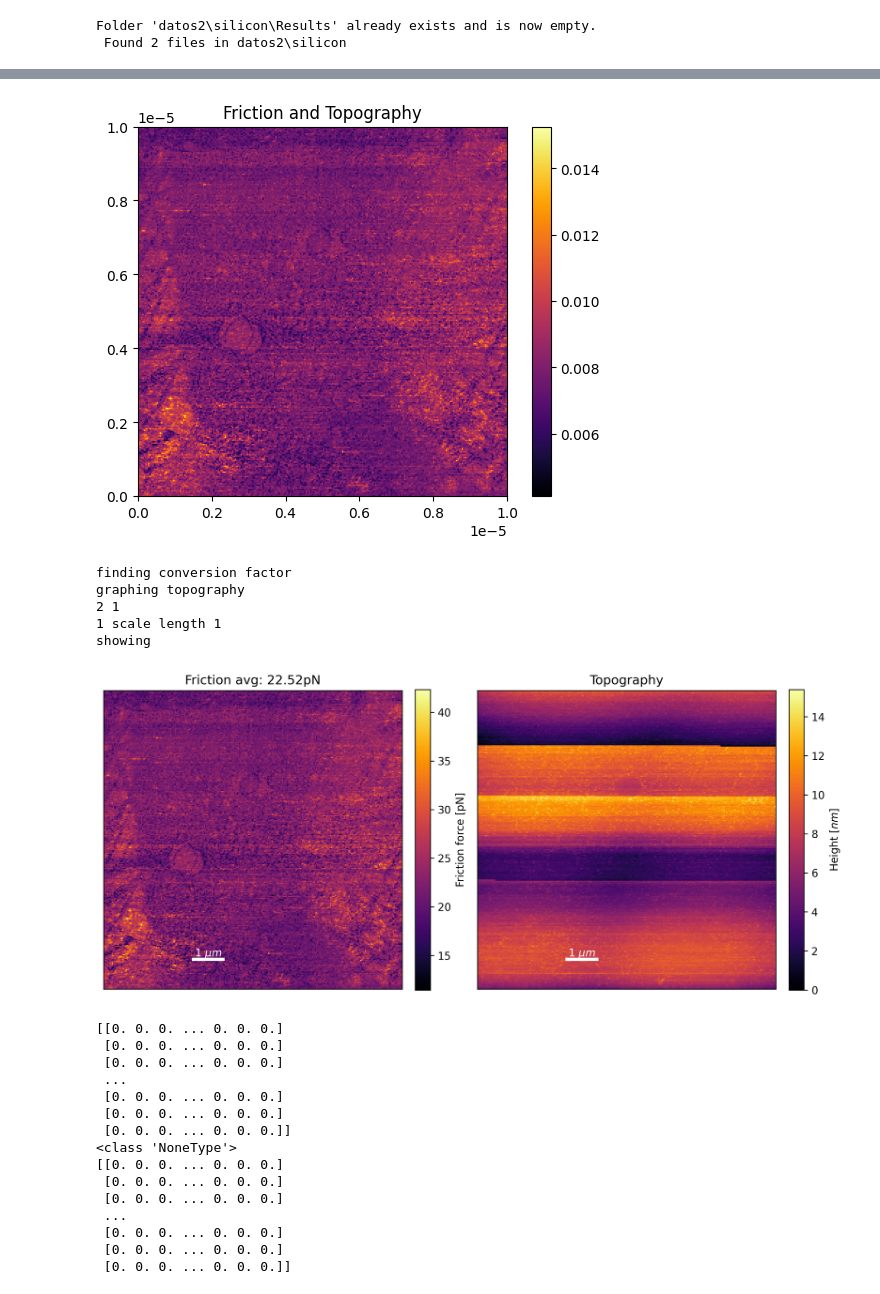
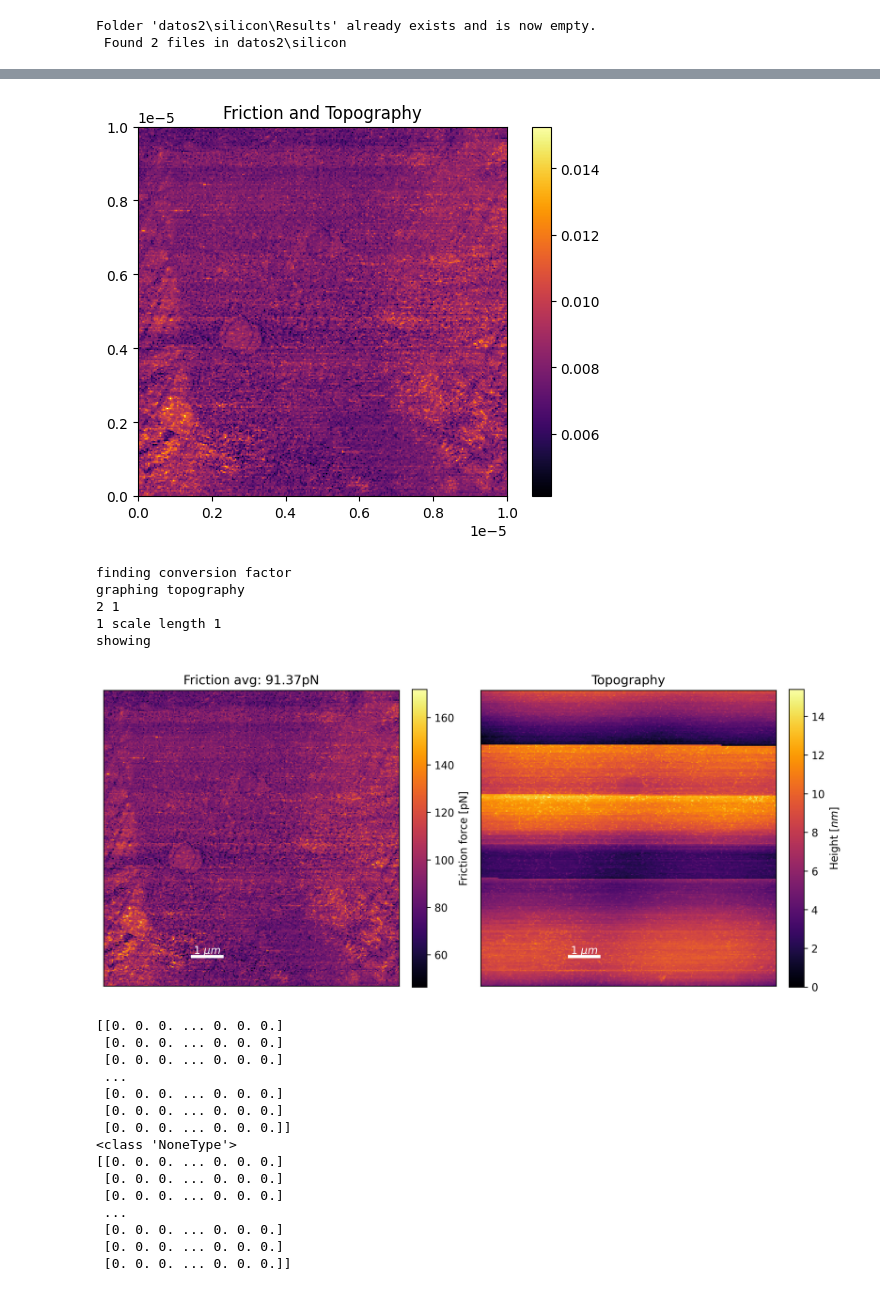
Before and after one commit to nick0413/Automated_AFM_analysis, a Jupyter notebook: read_mi.ipynb, the cells around one changed output, grey strips where cells are left out. Cells and saved outputs as stored; diff of their text form; code cells hidden in the pictures.

```diff
--- a/read_mi.ipynb
+++ b/read_mi.ipynb
@@ -27,7 +27,6 @@ Cof_for_runs=np.zeros(len(files_in_folder))
 Cof_for_runs_std=np.zeros(len(files_in_folder))
 Normal_forces=np.zeros(len(files_in_folder))
 ii=0
-
 
 
 canteliever_length=450e-6	#[m]
@@ -38,24 +37,28 @@ poisson_ratio=0.27
 
 spring_constant=0.234	#[N/m]
 InVOLS=115				#[nm/V]
-lateral_sensitivity=25	#[nm/V]
+# lateral_sensitivity=25e-9	#[m/V]
 
 
+kappa=1.11e-10	#[N/m]
+h=15e-6			#[m]
+L=450e-6		#[m]
+L_prime=430e-6	#[m]
 
+lateral_slope=(1/25)*1e9		#[V/m]
+normal_slope=1/InVOLS			#[V/nm]
 
+k_l=kappa*(L_prime/L)*(L_prime/L)/(h**2)	#[N/m]
+k_n=0.234						#[N/m]
 
-
-
-
-k_l=1	#[N/m]
-k_n=1	#[N/m]
-
-lateral_slope=1	#[V/m]
-normal_slope=1	#[V/m]
-
-theta=0	#[rad]
+theta=np.deg2rad(15)	#[rad]
 
 conversion_factor_alpha=k_l/lateral_slope	#[N/V]
+
+print(f'k_l: {k_l:.2e} N/m')
+print(f'lateral_slope: {lateral_slope:.2e} V/m')
+print(f'conversion_factor_alpha: {conversion_factor_alpha:.2e} N/V')
+
 conversion_factor_betta=k_n/(normal_slope*np.cos(theta))	#[N/V]
 
 
@@ -69,8 +72,6 @@ magic_conversion_factor=stiffness/slope_m #[N/V]
 
 
 
-print(f"magic carpet conversion factor: {magic_conversion_factor:.2e} N/V")
-# print(f"stiffness conversion factor: {conversion_factor_alpha:.2e} N/V")
 
 
 
@@ -126,15 +127,11 @@ for file_path in files_in_folder:
 
 
 
-
-
-
 if multiple_files or True:
 
 	pmi.plot_CoF(Cof_for_runs,Cof_for_runs_std,results_folder, show=True)
 
 
-
 df=pd.DataFrame(data={"File":files_in_folder,"Cof":Cof_for_runs,"Cof_std":Cof_for_runs_std})
 
 df.to_csv(results_folder+"\\Cof_results.csv",index=False, float_format="%.12f")
@@ -145,25 +143,25 @@ Normal force: 1.35e+01 nN
 [[0.00732422 0.00717163 0.00762939 ... 0.00762939 0.00778198 0.00778198]
  [0.00732422 0.00793457 0.00823975 ... 0.00747681 0.00747681 0.00808716]
  [0.00732422 0.00747681 0.00686646 ... 0.00778198 0.00778198 0.00839233]
  ...
  [0.01052856 0.00793457 0.00839233 ... 0.00808716 0.00762939 0.00747681]
  [0.00900269 0.0088501  0.00854492 ... 0.00778198 0.00717163 0.00823975]
  [0.0088501  0.00915527 0.00839233 ... 0.00793457 0.00854492 0.00747681]]
 <class 'NoneType'>
 [[0.00732422 0.00717163 0.00762939 ... 0.00762939 0.00778198 0.00778198]
  [0.00732422 0.00793457 0.00823975 ... 0.00747681 0.00747681 0.00808716]
  [0.00732422 0.00747681 0.00686646 ... 0.00778198 0.00778198 0.00839233]
  ...
  [0.01052856 0.00793457 0.00839233 ... 0.00808716 0.00762939 0.00747681]
  [0.00900269 0.0088501  0.00854492 ... 0.00778198 0.00717163 0.00823975]
  [0.0088501  0.00915527 0.00839233 ... 0.00793457 0.00854492 0.00747681]]
 [figure]
 finding conversion factor
 graphing topography
 2 1
 1 scale length 1
 showing
-[figure, old version]
+[figure, new version]
 [[0. 0. 0. ... 0. 0. 0.]
  [0. 0. 0. ... 0. 0. 0.]
  [0. 0. 0. ... 0. 0. 0.]
```
Also changed, not shown: parts of 3 cells of this notebook.
